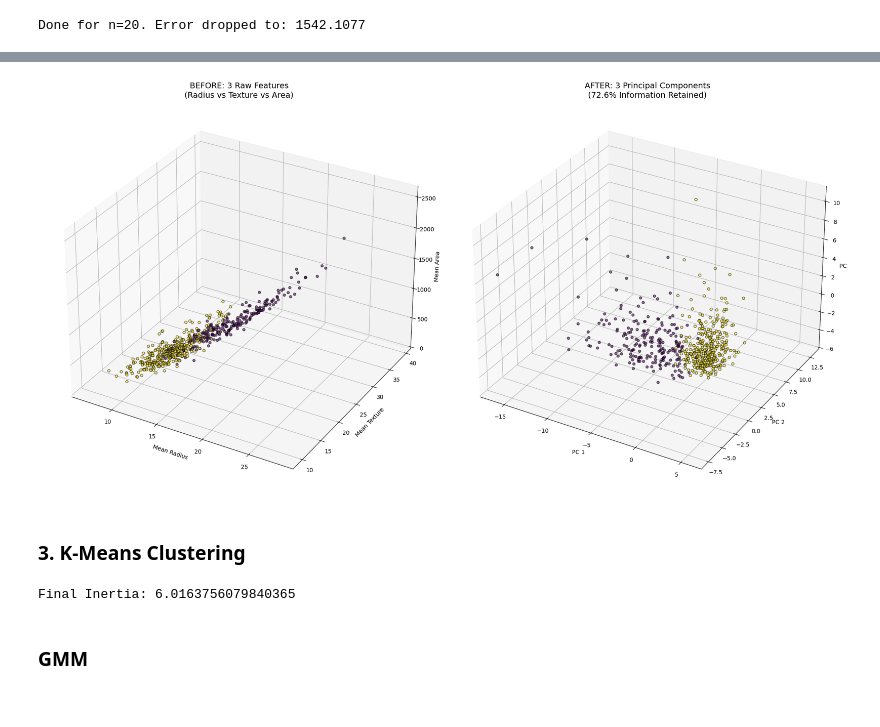
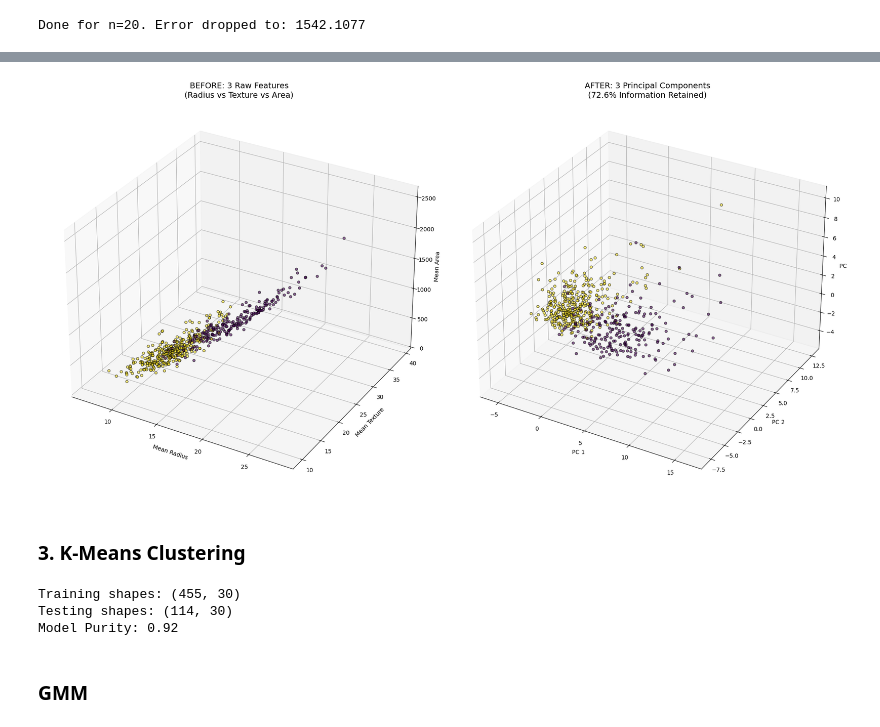
Before and after one commit to RoberRamzy/Dimensionality-Reduction-and-Clustering-Algorithms, a Jupyter notebook: project.ipynb, the cells around one changed output, grey strips where cells are left out. Cells and saved outputs as stored; diff of their text form; code cells hidden in the pictures.

```diff
--- a/project.ipynb
+++ b/project.ipynb
@@ -260,36 +260,36 @@ plt.show()
 # %%
 
 from mpl_toolkits.mplot3d import Axes3D
 
 
 
 
-pca = PCA(n_components=3).fit(df.values)
-data_pca_3d = pca.transform(df.values)
+pca = PCA(n_components=3).fit(data.values)
+data_pca_3d = pca.transform(data.values)
 
 
 fig = plt.figure(figsize=(20, 10))
 
 
 ax1 = fig.add_subplot(1, 2, 1, projection='3d')
-ax1.scatter(df.iloc[:, 0], df.iloc[:, 1], df.iloc[:, 3], c=target, cmap='viridis', alpha=0.6, edgecolors='k')
+ax1.scatter(data.iloc[:, 0], data.iloc[:, 1], data.iloc[:, 3], c=target, cmap='viridis', alpha=0.6, edgecolors='k')
 ax1.set_title("BEFORE: 3 Raw Features\n(Radius vs Texture vs Area)", fontsize=14)
 ax1.set_xlabel('Mean Radius')
 ax1.set_ylabel('Mean Texture')
 ax1.set_zlabel('Mean Area')
 
 
 ax2 = fig.add_subplot(1, 2, 2, projection='3d')
 scatter = ax2.scatter(data_pca_3d[:, 0], data_pca_3d[:, 1], data_pca_3d[:, 2], c=target, cmap='viridis', alpha=0.6, edgecolors='k')
 ax2.set_title(f"AFTER: 3 Principal Components\n({np.sum(pca.explained_variance_ratio):.1%} Information Retained)", fontsize=14)
 ax2.set_xlabel('PC 1')
 ax2.set_ylabel('PC 2')
 ax2.set_zlabel('PC 3')
 
 plt.tight_layout()
 plt.show()
 # %% [output]
-[figure, old version]
+[figure, new version]
 # %% [markdown]
 <H3>3. K-Means Clustering
 # %%
@@ -361,14 +392,26 @@ class Kmeans:
 # %%
-# Generate dummy data
-X = np.random.rand(100, 2)
+#kmeans implementation test
+from sklearn.model_selection import train_test_split
 
-# Run with K-Means++
-model = Kmeans(k=3)
-model.fit(X)
 
-print(f"Final Inertia: {model.inertia_history[-1]}")
+data_scaled = (data - data.mean()) / data.std()
+X_train, X_test, y_train, y_test = train_test_split( data_scaled.values,  target.values, test_size=0.2, random_state=42, stratify=target.values)
+print(f"Training shapes: {X_train.shape}")
+print(f"Testing shapes: {X_test.shape}")
+# Initialize your custom class
+model = Kmeans(k=7, init_centroids='k-means++',max_iters=100)
+
+# Fit on training data
+model.fit(X_train)
+
+# Predict on test data
+test_clusters = model.predict(X_test)
+purity_score = calculate_purity(y_test, test_clusters)
+print(f"Model Purity: {purity_score:.2f}")
 # %% [output]
-Final Inertia: 6.0163756079840365
+Training shapes: (455, 30)
+Testing shapes: (114, 30)
+Model Purity: 0.92
 # %% [markdown]
 <h3>GMM
 # %%
```
Also changed, not shown: parts of 26 cells of this notebook.
